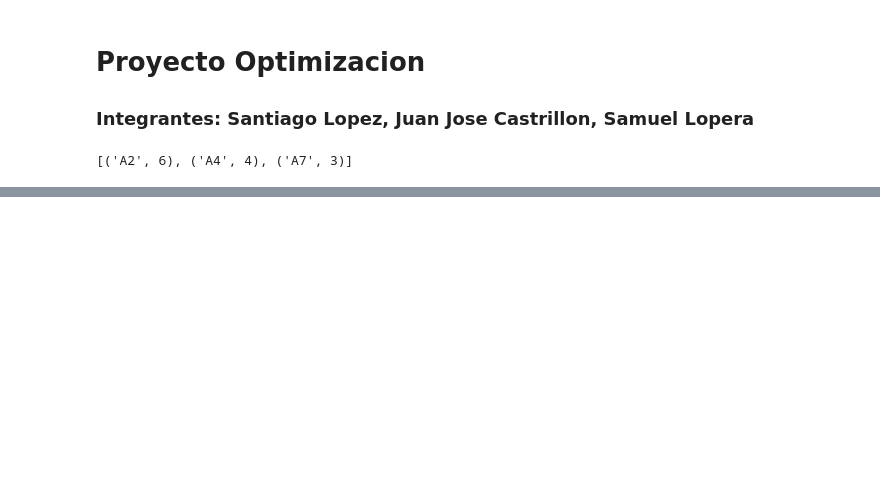
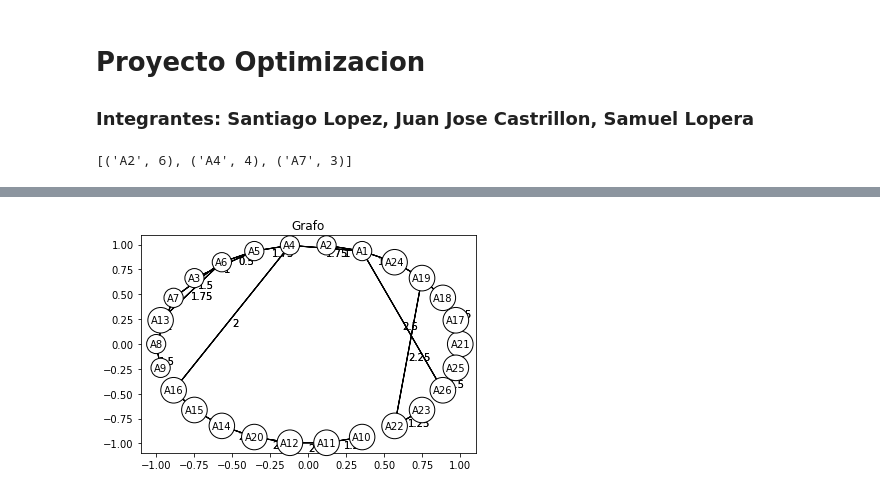
Before and after one commit to Santilopezc/Proyecto-Optimizacion, a Jupyter notebook: Proyecto.ipynb, the cells around one changed output, grey strips where cells are left out. Cells and saved outputs as stored; diff of their text form; code cells hidden in the pictures; blank space fills up the shorter version.

```diff
--- a/Proyecto.ipynb
+++ b/Proyecto.ipynb
@@ -241,0 +250,4 @@ print(MST2)
+# %%
+visualize_graph(MST2)
+# %% [output]
+[figure, added]
```
Also changed, not shown: parts of 6 cells of this notebook.
